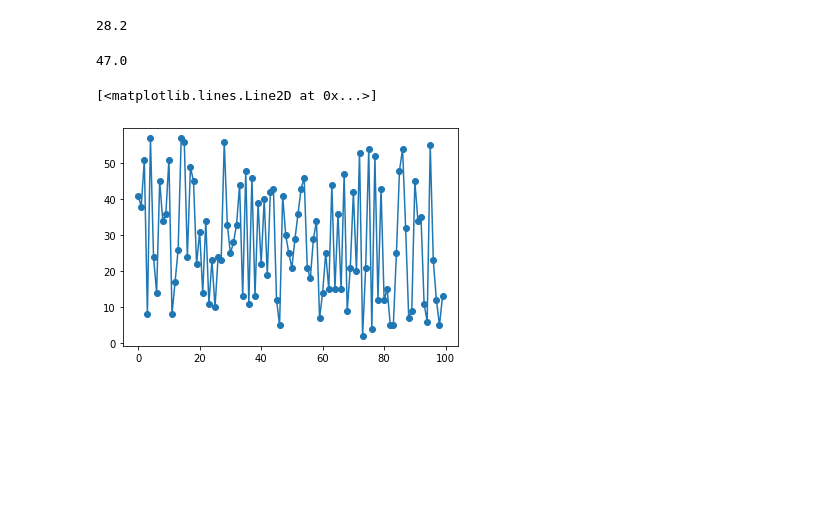
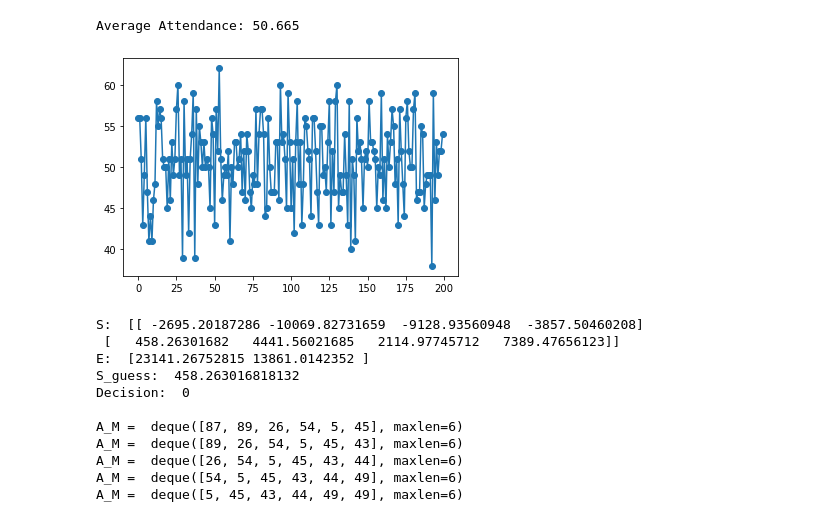
Before and after one commit to Payam-Mousavi/El-Farol, a Jupyter notebook: El-Farol Explore.ipynb, the cells around one changed output. Saved outputs shown, nothing was run; the diff lists cells and outputs as text; code cells hidden in the pictures; blank space fills up the shorter version.

```diff
--- a/El-Farol Explore.ipynb
+++ b/El-Farol Explore.ipynb
@@ -11,6 +11,8 @@ class El_Farol_env:
         self.M = M # Number of weeks to remember (memory)
         self.N = N # Number of strategies per agent
         self.THR = THR # Occupancy threshold
+
+        assert self.num_agents > self.THR, "Number of agents must be larger than attendance threshold!"
 
         # Initialize random decision weights for all players
         self.weight_mat = np.random.uniform(-1, 1, (self.num_agents, self.N, self.M + 1))
@@ -25,6 +27,9 @@ class El_Farol_env:
 
         # Initialize A circular buffer of M Predictions for attendance for each week
         self.S_pred = collections.deque()
+
+        # Initialize optimum strategy index for all agents:
+#         self.S_ind_optimum = np.zeros(self.num_agents).astype(int)
 
     def make_decision(self, w_vec, A_vec, s_ind=None):
         '''
@@ -63,7 +68,7 @@ class El_Farol_env:
         else:
             d = 0 # DON'T GO
 
-        return d, S_guess
+        return S, E, d, S_guess
 
 
     def update_s_star(self, w_vec, A_vec, A_t):
@@ -109,6 +114,7 @@ class El_Farol_env:
 
         # Iterating for desired number of steps:
         for step_i in range(num_steps):
+#             print('Step: ', step_i)
             # Iterating for each agent:
             for agent_j in range(self.num_agents):
                 w_vec = self.weight_mat[agent_j,:,:]
@@ -118,14 +124,19 @@ class El_Farol_env:
                 else:
                     s_ind = s_star[agent_j]
                 # Make decision:
-                d[agent_j], S_guessed[agent_j] = self.make_decision(w_vec=w_vec, A_vec=A_vec, s_ind=s_ind)
+                _, _, d[agent_j], S_guessed[agent_j] = self.make_decision(w_vec=w_vec, A_vec=A_vec, s_ind=s_ind)
+
 
             # Calculate A_t
-            A_t = np.sum(d) # Number of agents who decided to go
+            A_t = np.sum(d).astype(int) # Number of agents who decided to go
             A_ts[step_i] = A_t
+
+#             print('A_t = ', A_t)
+#             print(' ')
 
             # Update circular A_M buffer:
             self.A_M.append(A_t)
+#             print('A_M = ', self.A_M)
 
             # Update S_star for each agent - based on observed A_t
             for agent_j in range(self.num_agents):
@@ -145,30 +156,45 @@ A_ts, agents_performance = env.take_steps(num_steps=100)
-# %%
-agents_performance.mean()
-# %% [output]
-28.2
-# %%
-A_ts.mean()
-# %% [output]
-47.0
-# %%
-# plt.plot(A_ts, '-o')
-plt.plot(agents_performance, '-o')
-# %% [output]
-[<matplotlib.lines.Line2D at 0x...>]
-[figure, removed]
+# %%
+# Debugging taking steps:
+env = El_Farol_env(NUM_AGENTS=100, M=10, N=30, THR = 60, SEED=402)
+A_ts, agents_performance = env.take_steps(num_steps=200)
+# %%
+plt.plot(A_ts, '-o')
+print("Average Attendance:", A_ts.mean())
+# %% [output]
+Average Attendance: 50.665
+[figure, added]
 # %%
 # Debugging #2:
-env = El_Farol_env(NUM_AGENTS=100, M=3, N=2, THR = 60, SEED=42)
-w_vec = env.weight_mat[1,:,:]
-A_vec = env.A_M
 M = 3
 N = 2
+env = El_Farol_env(NUM_AGENTS=100, M=M, N=N, THR = 60, SEED=402)
+w_vec = env.weight_mat[0,:,:]
+A_vec = env.A_M
+
 S, E, d, S_guess = env.make_decision(w_vec=w_vec, A_vec=A_vec, s_ind=None)
 
-print(S)
-print(E)
-print(S_guess)
-print(d)
+S.shape
+print("S: ", S)
+print('E: ', E)
+print('S_guess: ', S_guess)
+print('Decision: ', d)
+print(' ')
+
+env.update_s_star(w_vec=w_vec, A_vec=A_vec, A_t=45)
+
+A_ts, agents_performance = env.take_steps(num_steps=5)
+# %% [output]
+S:  [[ -2695.20187286 -10069.82731659  -9128.93560948  -3857.50460208]
+ [   458.26301682   4441.56021685   2114.97745712   7389.47656123]]
+E:  [23141.26752815 13861.0142352 ]
+S_guess:  458.263016818132
+Decision:  0
+
+A_M =  deque([87, 89, 26, 54, 5, 45], maxlen=6)
+A_M =  deque([89, 26, 54, 5, 45, 43], maxlen=6)
+A_M =  deque([26, 54, 5, 45, 43, 44], maxlen=6)
+A_M =  deque([54, 5, 45, 43, 44, 49], maxlen=6)
+A_M =  deque([5, 45, 43, 44, 49, 49], maxlen=6)
 # %%
 # Debugging #1:
 env = El_Farol_env(NUM_AGENTS=100, M=3, N=2, THR = 60, SEED=42)
```
Also changed, not shown: parts of 1 cell of this notebook.
